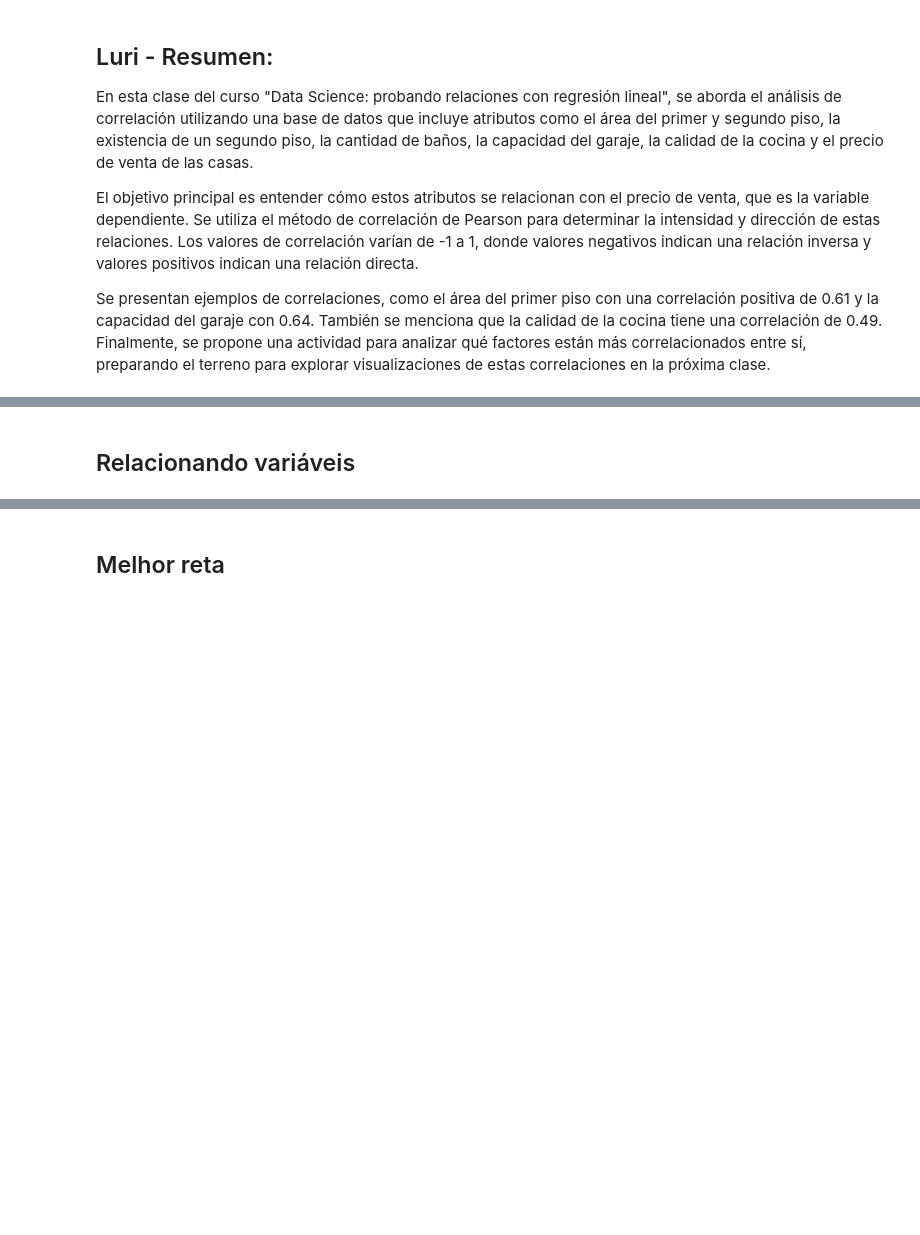
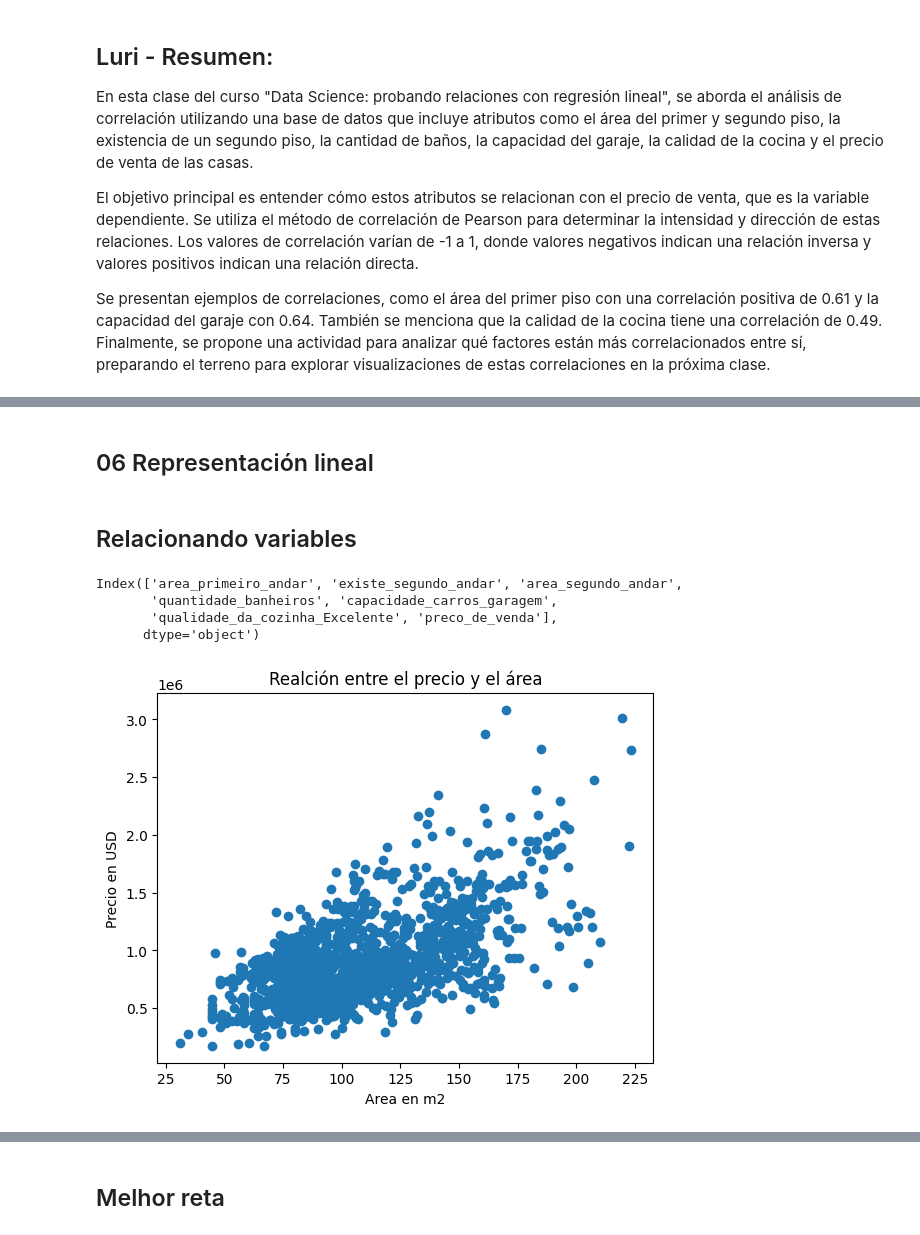
Before and after one commit to polargentino/ipynb-alura, a Jupyter notebook: notebooks/15-[Aula_1]_Preços_de_Imóveis_Utilizando_Regressão_Linear.ipynb, the cells around one changed output, grey strips where cells are left out. Cells and saved outputs as stored; diff of their text form; code cells hidden in the pictures; blank space fills up the shorter version.

```diff
--- a/notebooks/15-[Aula_1]_Preços_de_Imóveis_Utilizando_Regressão_Linear.ipynb
+++ b/notebooks/15-[Aula_1]_Preços_de_Imóveis_Utilizando_Regressão_Linear.ipynb
@@ -169,2 +237,4 @@ Se presentan ejemplos de correlaciones, como el área del primer piso con una co
+# %% [markdown]
+## 06 Representación lineal
 # %% [markdown]
-## Relacionando variáveis
+## Relacionando variables
@@ -177,0 +241,7 @@ Se presentan ejemplos de correlaciones, como el área del primer piso con una co
+# %%
+datos.columns
+# %% [output]
+Index(['area_primeiro_andar', 'existe_segundo_andar', 'area_segundo_andar',
+       'quantidade_banheiros', 'capacidade_carros_garagem',
+       'qualidade_da_cozinha_Excelente', 'preco_de_venda'],
+      dtype='object')
@@ -177,0 +253,9 @@ Se presentan ejemplos de correlaciones, como el área del primer piso con una co
+# %%
+# Como se relacionan el área construida y el precio del inmueble?
+plt.scatter(datos['area_primeiro_andar'], datos['preco_de_venda'])
+plt.title('Realción entre el precio y el área')
+plt.xlabel('Area en m2')
+plt.ylabel('Precio en USD')
+plt.show() # Gráfico de dispersión
+# %% [output]
+[figure, added]
```
Also changed, not shown: parts of 11 cells of this notebook, 1 other file.
